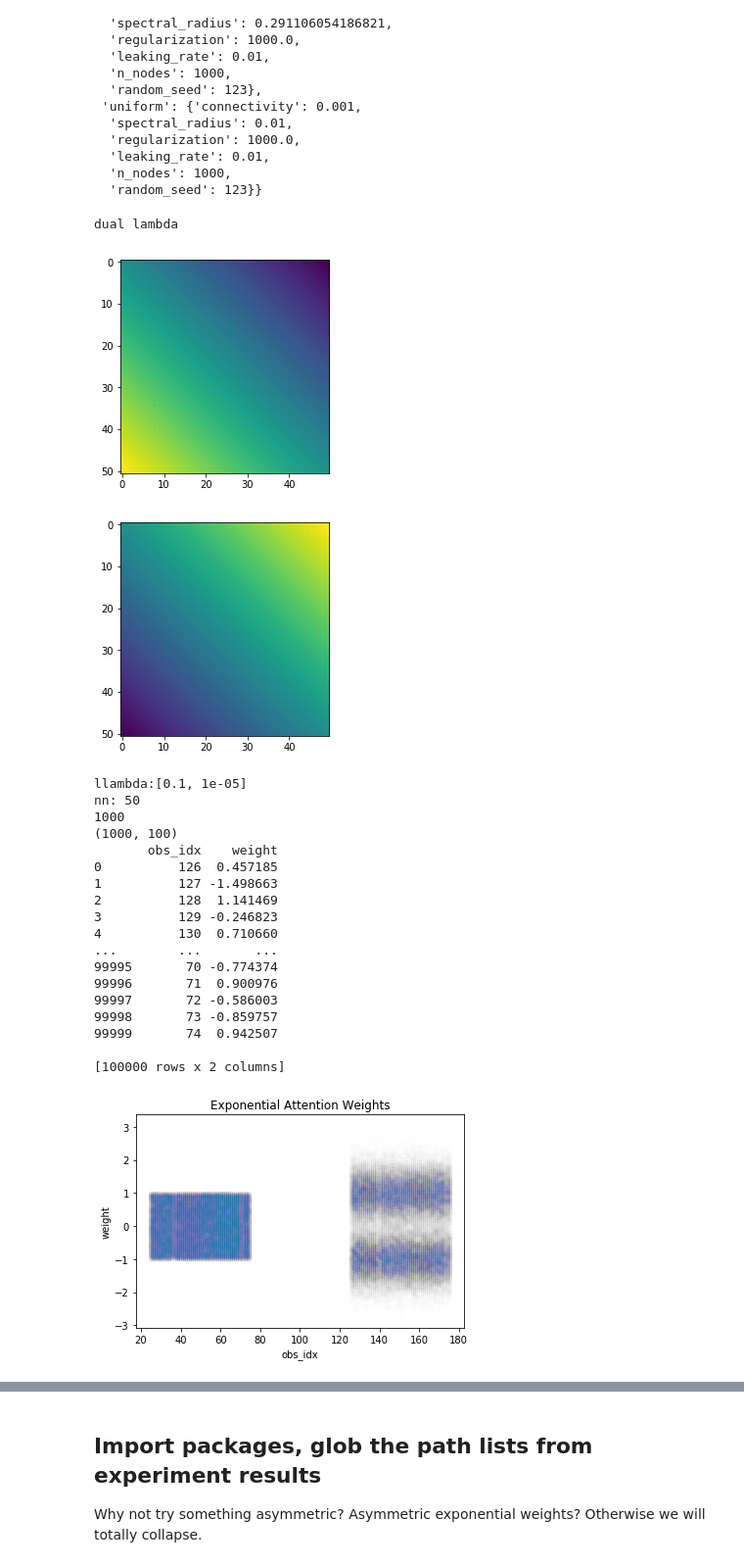
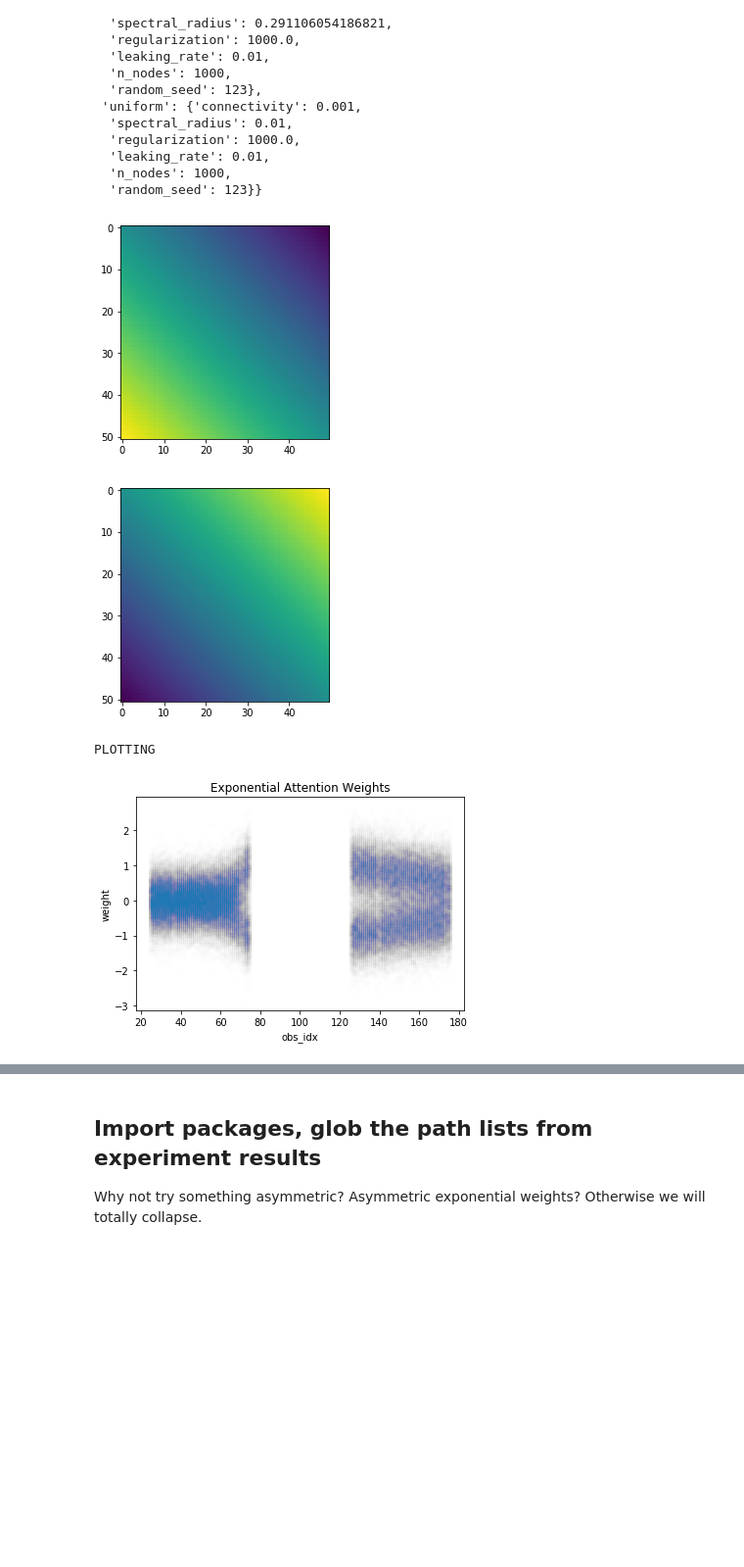
Before and after one commit to blindedjoy/Reservoir, a Jupyter notebook: MARIOS/Analysis.ipynb, the cells around one changed output, grey strips where cells are left out. Shown at 98% size. Cells and saved outputs as stored; diff of their text form; code cells hidden in the pictures; blank space fills up the shorter version.

```diff
--- a/MARIOS/Analysis.ipynb
+++ b/MARIOS/Analysis.ipynb
@@ -67,35 +423,17 @@ json_obj_test["best arguments"]
 # %%
 test_esn = test_experiment.esn_spec
 test2_esn = EchoStateNetwork(**json_obj_test["best arguments"]["exponential"],
                              resp_idx = json_obj_test["resp_idx"],
                              obs_idx = json_obj_test["obs_idx"],
                              exponential = False, plot = True,
-                             llambda2 = 10**(-5))
+                             llambda2 = 10**(-2))
 test2_esn.noise = 0.5
 test2_esn.get_exp_weights()
 # %% [output]
-dual lambda
 [figure]
 [figure]
-llambda:[0.1, 1e-05]
-nn: 50
-1000
-(1000, 100)
-       obs_idx    weight
-0          126  0.457185
-1          127 -1.498663
-2          128  1.141469
-3          129 -0.246823
-4          130  0.710660
-...        ...       ...
-99995       70 -0.774374
-99996       71  0.900976
-99997       72 -0.586003
-99998       73 -0.859757
-99999       74  0.942507
-
-[100000 rows x 2 columns]
+PLOTTING
-[figure, old version]
+[figure, new version]
 # %%
 hi = np.array([[16,16,17,18], [15,15,15,15]])
 np.hstack((hi, np.array([[2],[2]])))
```
Also changed, not shown: parts of 27 cells of this notebook, 6 other files.
